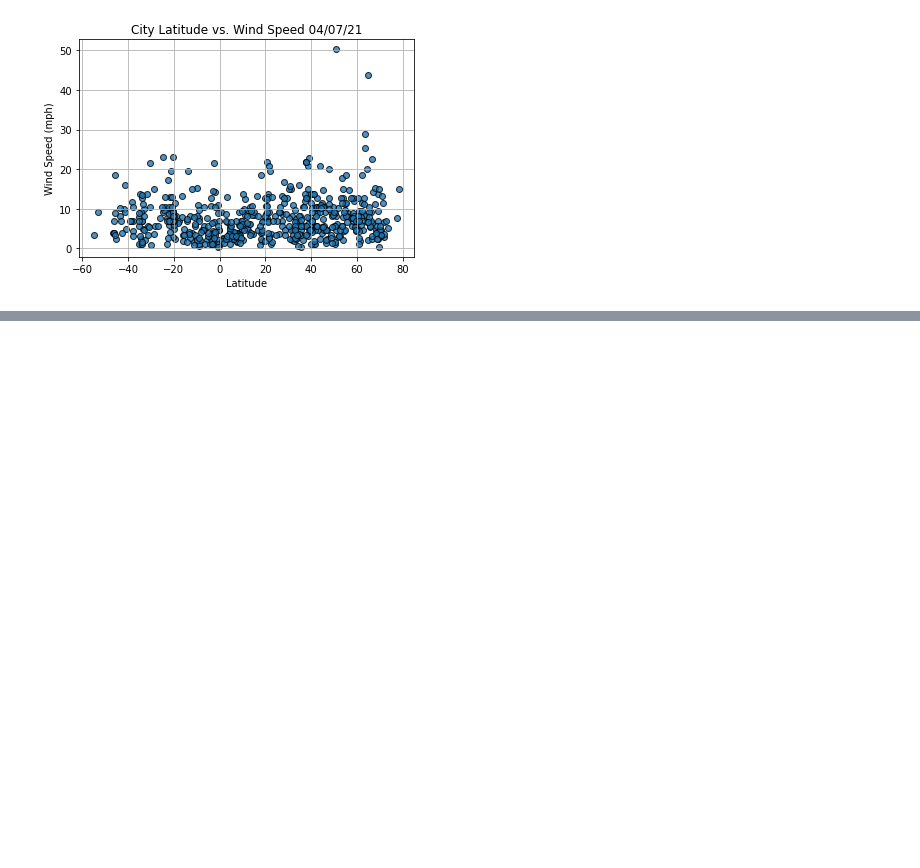
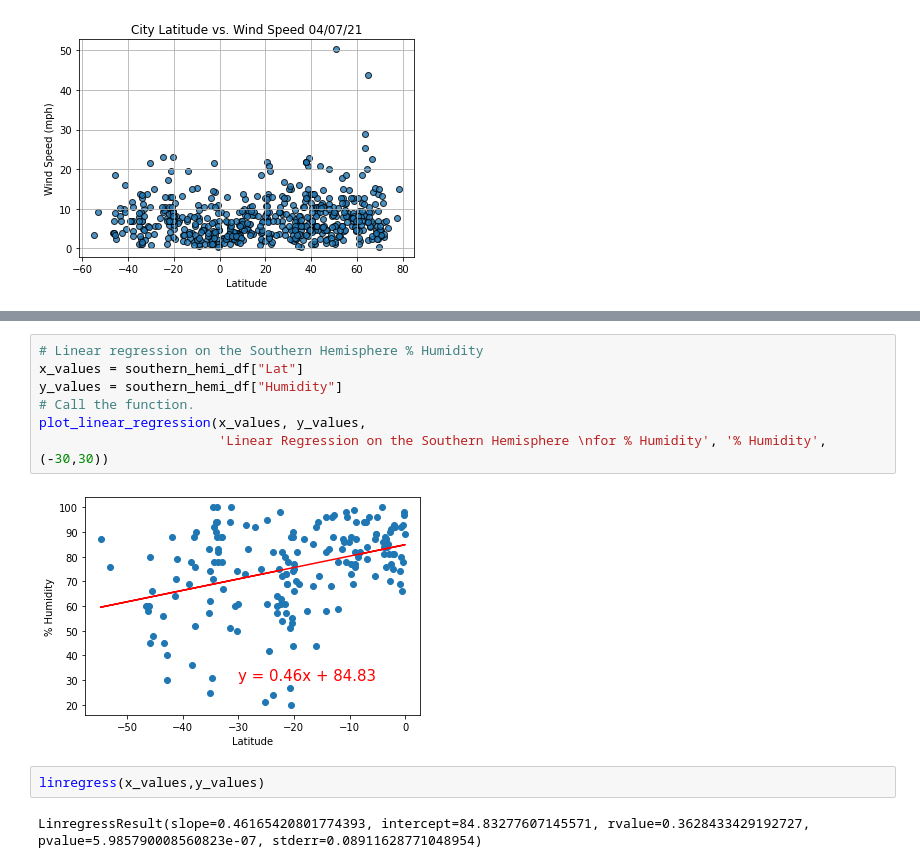
Before and after one commit to rkaysen63/World_Weather_Analysis, a Jupyter notebook: WeatherPy.ipynb, the cells around one changed output, grey strips where cells are left out. Cells and saved outputs as stored; diff of their text form; blank space fills up the shorter version.

```diff
--- a/WeatherPy.ipynb
+++ b/WeatherPy.ipynb
@@ -261,0 +343,13 @@ plt.show()
+# %%
+# Linear regression on the Southern Hemisphere % Humidity
+x_values = southern_hemi_df["Lat"]
+y_values = southern_hemi_df["Humidity"]
+# Call the function.
+plot_linear_regression(x_values, y_values,
+                       'Linear Regression on the Southern Hemisphere \nfor % Humidity', '% Humidity',(-30,30))
+# %% [output]
+[figure, added]
+# %%
+linregress(x_values,y_values)
+# %% [output]
+LinregressResult(slope=0.46165420801774393, intercept=84.83277607145571, rvalue=0.3628433429192727, pvalue=5.985790008560823e-07, stderr=0.08911628771048954)
```
Also changed, not shown: parts of 18 cells of this notebook.
